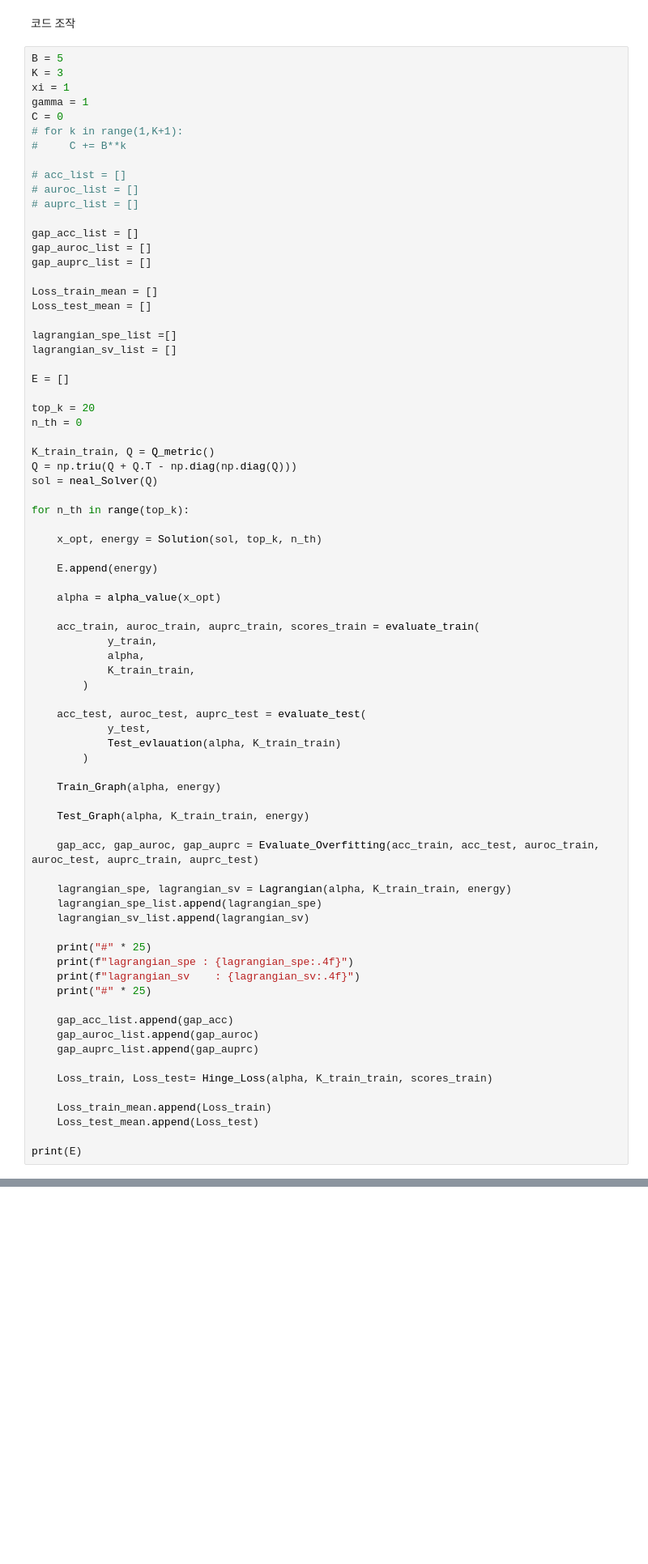
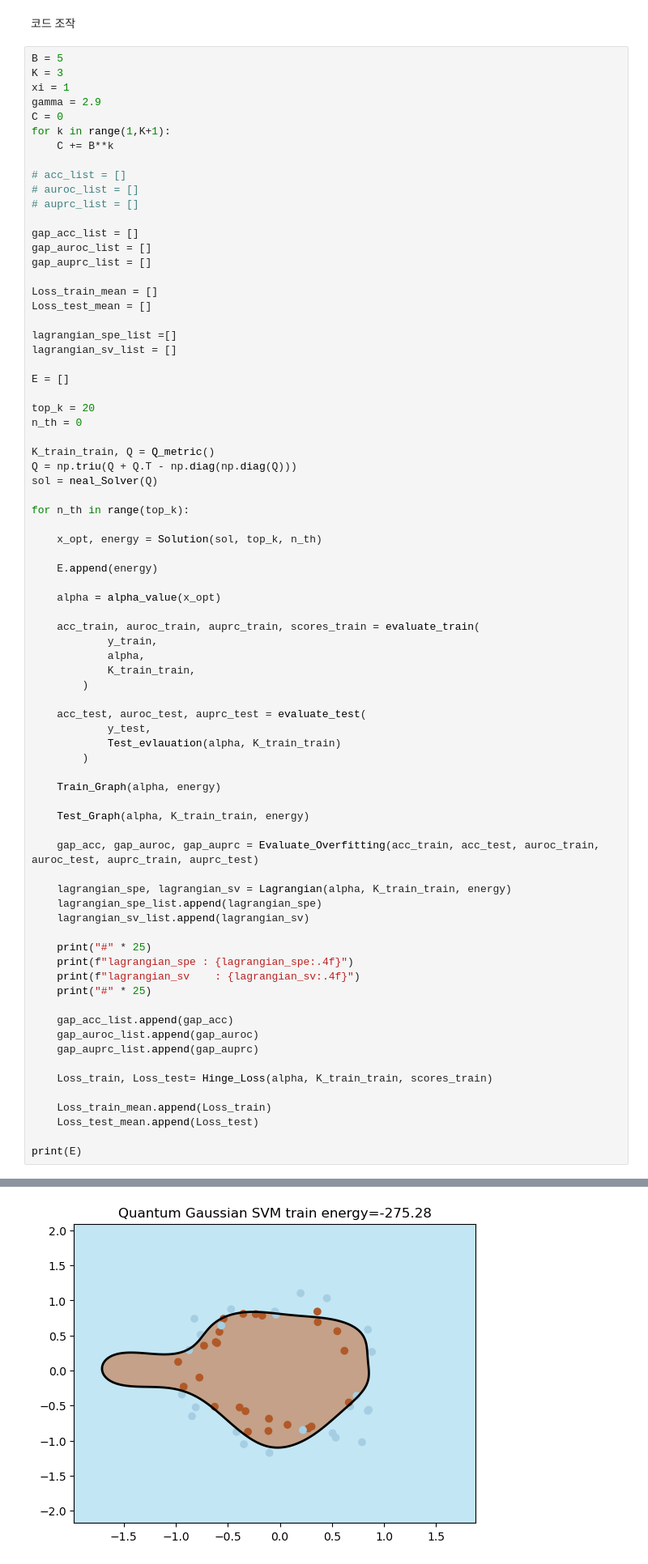
Before and after one commit to sbchae04-tech/Support-Vector-Machine, a Jupyter notebook: QUBO/Quantum_SVM_Gaussian_neal.ipynb, the cells around one changed output, grey strips where cells are left out. Shown at 81% size. Cells and saved outputs as stored; diff of their text form; blank space fills up the shorter version.

```diff
--- a/QUBO/Quantum_SVM_Gaussian_neal.ipynb
+++ b/QUBO/Quantum_SVM_Gaussian_neal.ipynb
@@ -417,10 +419,10 @@ def Lagrangian(alpha, K_train_train, energy):
 B = 5
 K = 3
 xi = 1
-gamma = 1
+gamma = 2.9
 C = 0
-# for k in range(1,K+1):
-#     C += B**k
+for k in range(1,K+1):
+    C += B**k
 
 # acc_list = []
 # auroc_list = []
@@ -493,0 +496 @@ ValueError: Input contains NaN.
+[figure, added]
```
Also changed, not shown: parts of 10 cells of this notebook, 2 other files.
